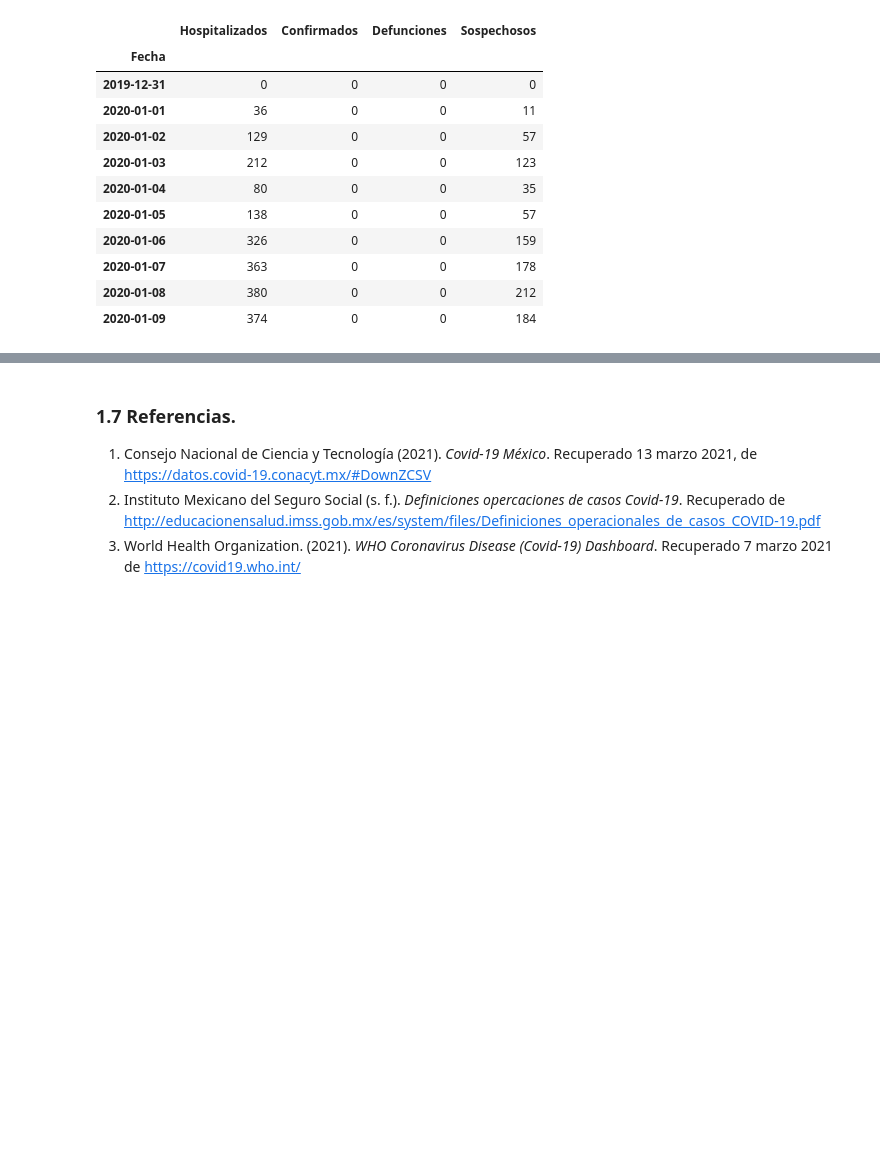
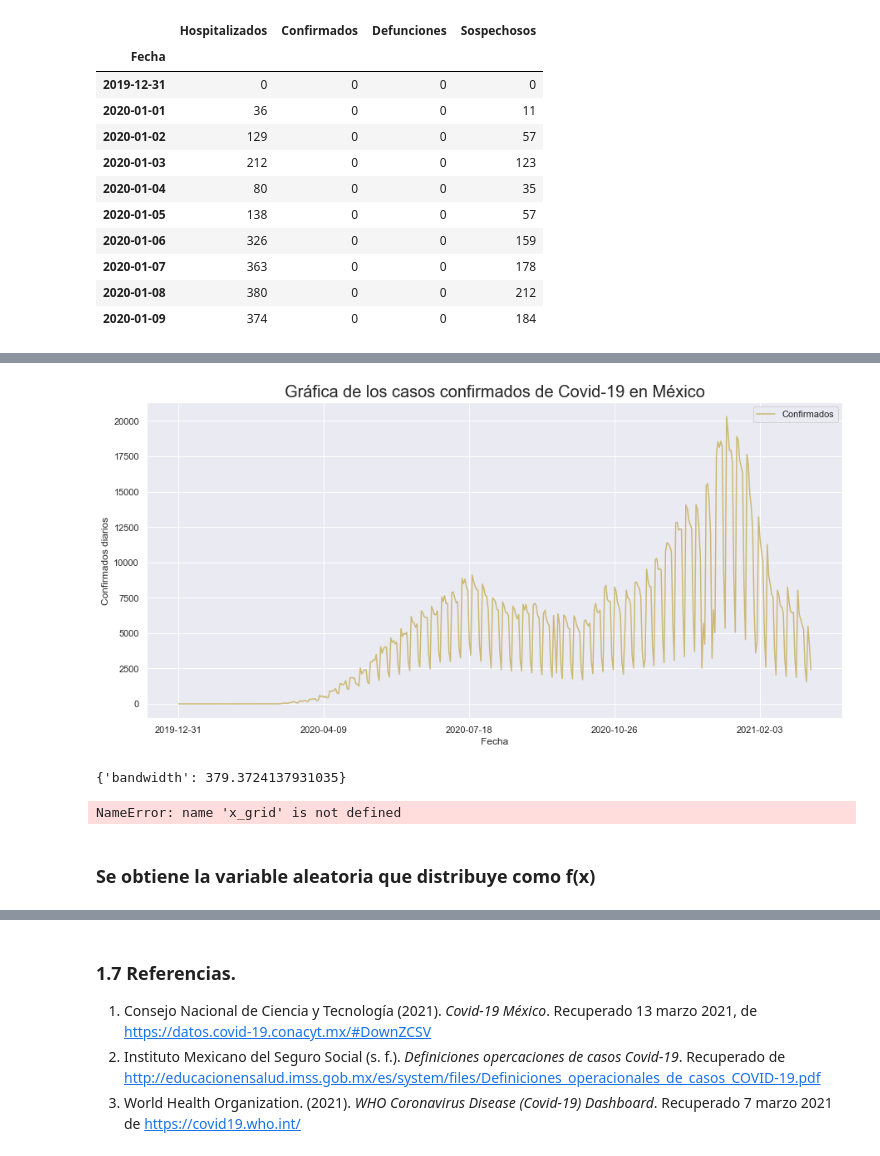
Before and after one commit to Miriam1999/proyecto_modulo1, a Jupyter notebook: ProyectoModulo1_MedellínM_OrtizM.ipynb, the cells around one changed output, grey strips where cells are left out. Cells and saved outputs as stored; diff of their text form; code cells hidden in the pictures; blank space fills up the shorter version.

```diff
--- a/ProyectoModulo1_MedellínM_OrtizM.ipynb
+++ b/ProyectoModulo1_MedellínM_OrtizM.ipynb
@@ -96,0 +117,4 @@ data.head(10)
+# %%
+#Se obtienen de la base de datos los casos confirmados
+data_confirmados = pd.DataFrame(data["Confirmados"])
+data_confirmados.tail(10)
@@ -96,0 +134,9 @@ data.head(10)
+# %%
+#Gráfica
+data_confirmados.plot(figsize=[15,7],color="y")
+plt.title("Gráfica de los casos confirmados de Covid-19 en México", fontsize = 20)
+plt.xlabel("Fecha", fontsize = 12)
+plt.ylabel("Confirmados diarios", fontsize = 12)
+plt.show()
+# %% [output]
+[figure, added]
@@ -96,0 +146,22 @@ data.head(10)
+# %%
+#Se calcula el bandwith adecuado
+grid = GridSearchCV(KernelDensity(),
+                    {'bandwidth': np.linspace(0.1, 1000, 30)},
+                    cv=20) # 20-fold cross-validation
+grid.fit(x[:, None])
+print(grid.best_params_)
+# %% [output]
+{'bandwidth': 379.3724137931035}
+# %%
+# How to obtain a function instead of an array of values from KDEMultivariate?
+from statsmodels.nonparametric.kernel_density import KDEMultivariate
+kde_multivariate = KDEMultivariate(data=x,var_type='c',bw='cv_ml')
+kde_multivariate.bw
+f_multi_kde = lambda x: kde_multivariate.pdf(x)
+
+plt.plot(x_grid,f_multi_kde(x_grid))
+plt.hist(x,bins=20,density=True)
+plt.show()
+kde_multivariate.bw
+# %% [output]
+NameError: name 'x_grid' is not defined
@@ -96,0 +180,2 @@ data.head(10)
+# %% [markdown]
+### Se obtiene la variable aleatoria que distribuye como f(x)
```
Also changed, not shown: parts of 10 cells of this notebook.
